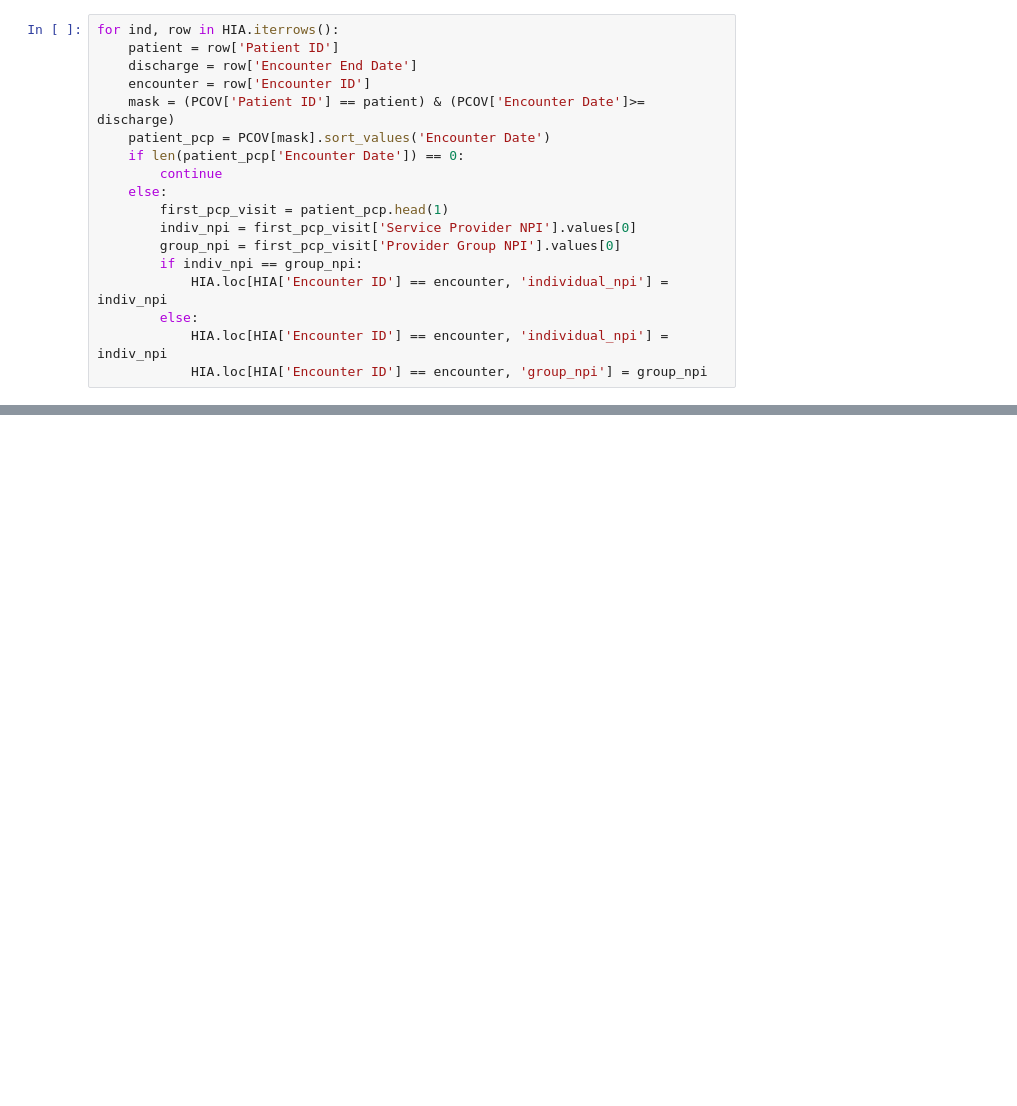
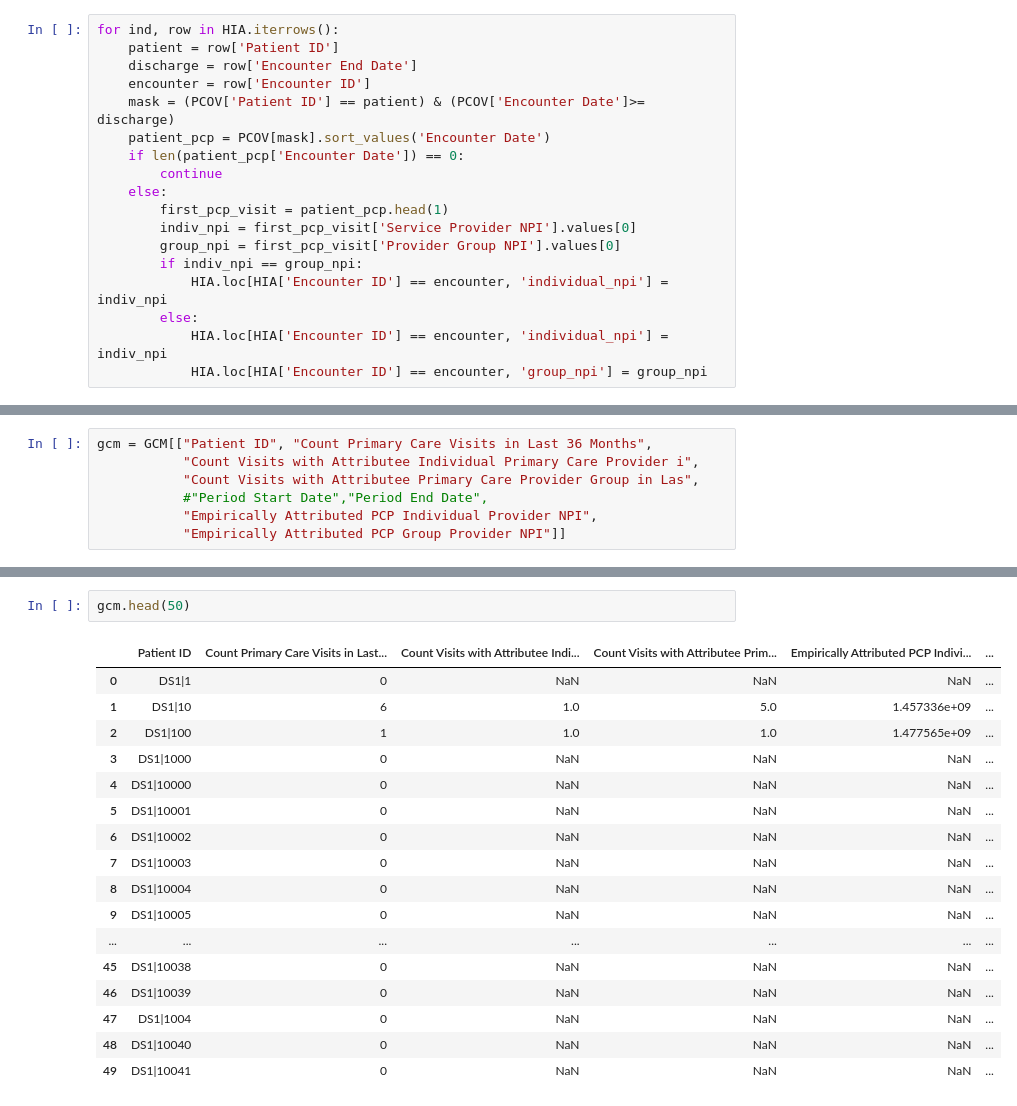
Before and after one commit to simon-mack/hospital_readmission_analysis, a Jupyter notebook: Ursa Health Care.ipynb, the cells around one changed output, grey strips where cells are left out. Drawn from its saved outputs; the diff is of its cells as text; blank space fills up the shorter version.

```diff
--- a/Ursa Health Care.ipynb
+++ b/Ursa Health Care.ipynb
@@ -303,0 +383,7 @@ response.json()
+# %%
+gcm = GCM[["Patient ID", "Count Primary Care Visits in Last 36 Months",
+           "Count Visits with Attributee Individual Primary Care Provider i",
+           "Count Visits with Attributee Primary Care Provider Group in Las",
+           #"Period Start Date","Period End Date",
+           "Empirically Attributed PCP Individual Provider NPI",
+           "Empirically Attributed PCP Group Provider NPI"]]
@@ -303,0 +406,20 @@ response.json()
+# %%
+gcm.head(50)
+# %% [output]
+|  | Patient ID | Count Primary Care Visits in Last... | Count Visits with Attributee Indi... | Count Visits with Attributee Prim... | Empirically Attributed PCP Indivi... | ... |
+| 0 | DS1|1 | 0 | NaN | NaN | NaN | ... |
+| 1 | DS1|10 | 6 | 1.0 | 5.0 | 1.457336e+09 | ... |
+| 2 | DS1|100 | 1 | 1.0 | 1.0 | 1.477565e+09 | ... |
+| 3 | DS1|1000 | 0 | NaN | NaN | NaN | ... |
+| 4 | DS1|10000 | 0 | NaN | NaN | NaN | ... |
+| 5 | DS1|10001 | 0 | NaN | NaN | NaN | ... |
+| 6 | DS1|10002 | 0 | NaN | NaN | NaN | ... |
+| 7 | DS1|10003 | 0 | NaN | NaN | NaN | ... |
+| 8 | DS1|10004 | 0 | NaN | NaN | NaN | ... |
+| 9 | DS1|10005 | 0 | NaN | NaN | NaN | ... |
+| ... | ... | ... | ... | ... | ... | ... |
+| 45 | DS1|10038 | 0 | NaN | NaN | NaN | ... |
+| 46 | DS1|10039 | 0 | NaN | NaN | NaN | ... |
+| 47 | DS1|1004 | 0 | NaN | NaN | NaN | ... |
+| 48 | DS1|10040 | 0 | NaN | NaN | NaN | ... |
+| 49 | DS1|10041 | 0 | NaN | NaN | NaN | ... |
```
Also changed, not shown: parts of 13 cells of this notebook.
